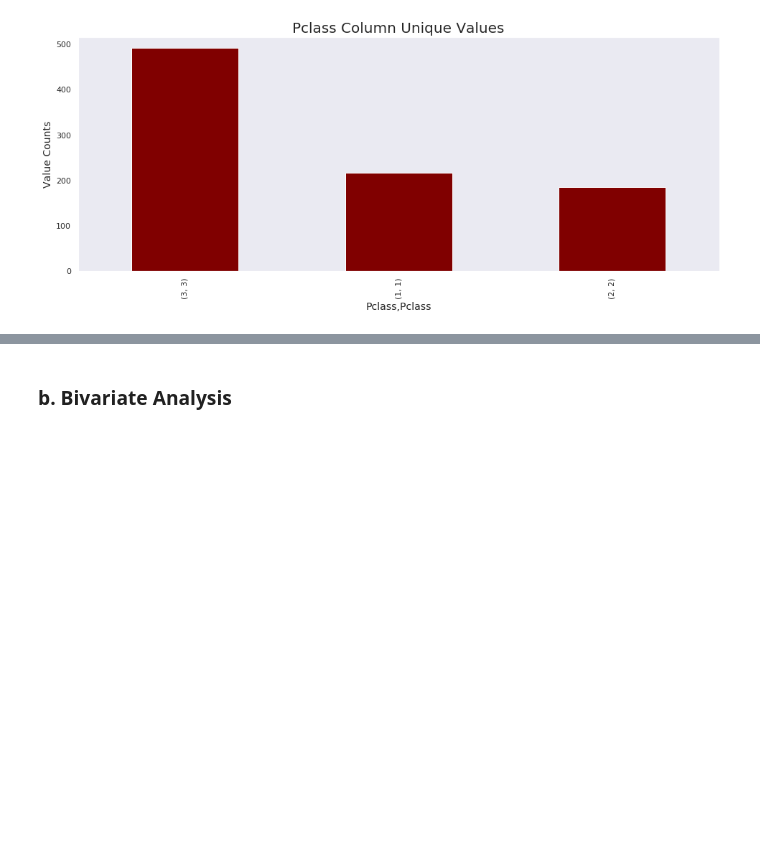
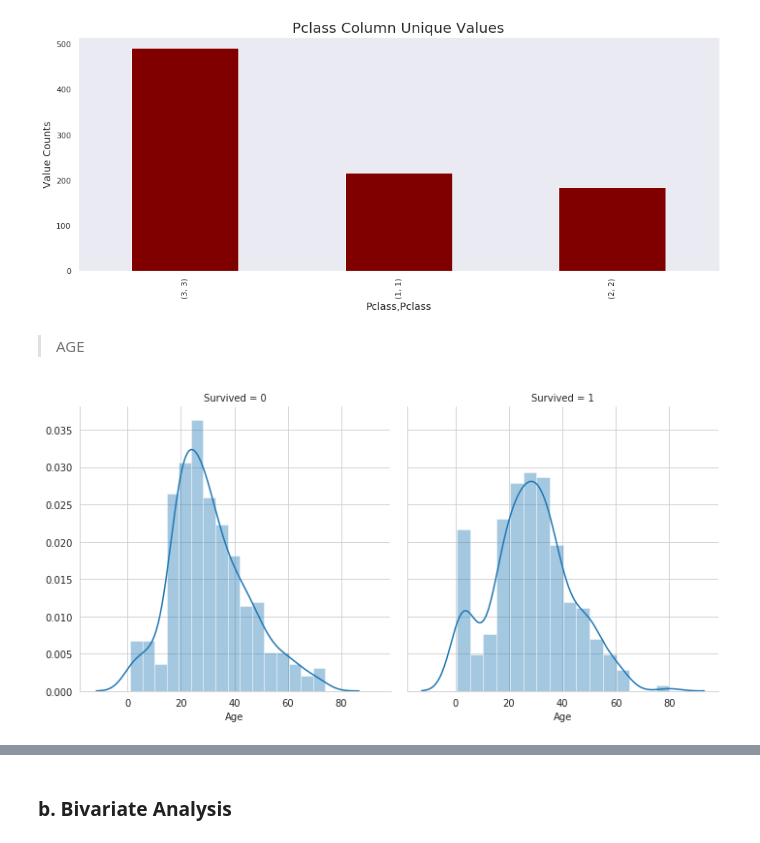
Before and after one commit to Mburia/How-to-Survive-The-1912-Titanic-Ship-Wreck-in-case-you-Travel-Back-in-Time, a Jupyter notebook: titanic.ipynb, the cells around one changed output, grey strips where cells are left out. Drawn from its saved outputs; the diff is of its cells as text; code cells hidden in the pictures; blank space fills up the shorter version.

```diff
--- a/titanic.ipynb
+++ b/titanic.ipynb
@@ -577,3 +664,15 @@ train.groupby(['Pclass'])['Pclass'].value_counts().sort_values(ascending = False
 plt.show()
 # %% [output]
 [figure]
+# %% [markdown]
+> AGE
+# %%
+# Explore Age vs Survived
+
+g = sns.FacetGrid(height = (5),data = train, col='Survived')
+
+g.map(sns.distplot, "Age")
+
+plt.show()
+# %% [output]
+[figure, added]
```
Also changed, not shown: parts of 36 cells of this notebook.
